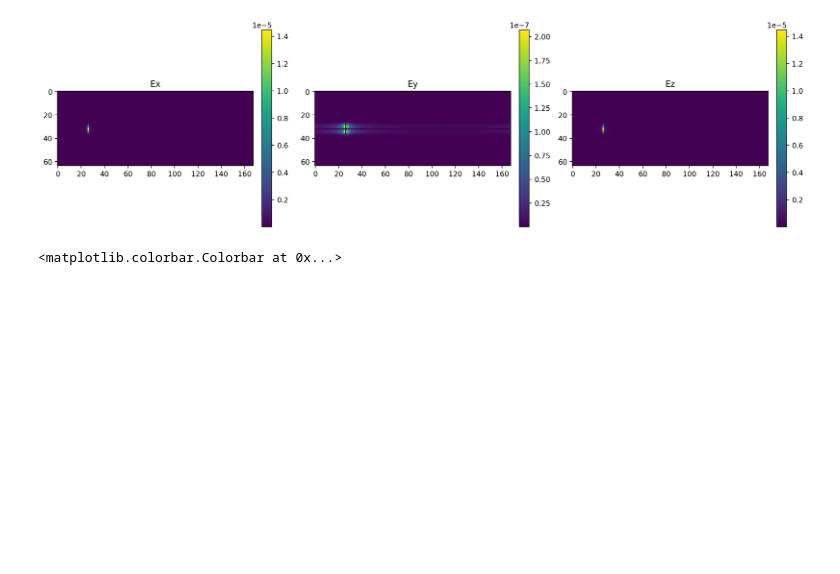
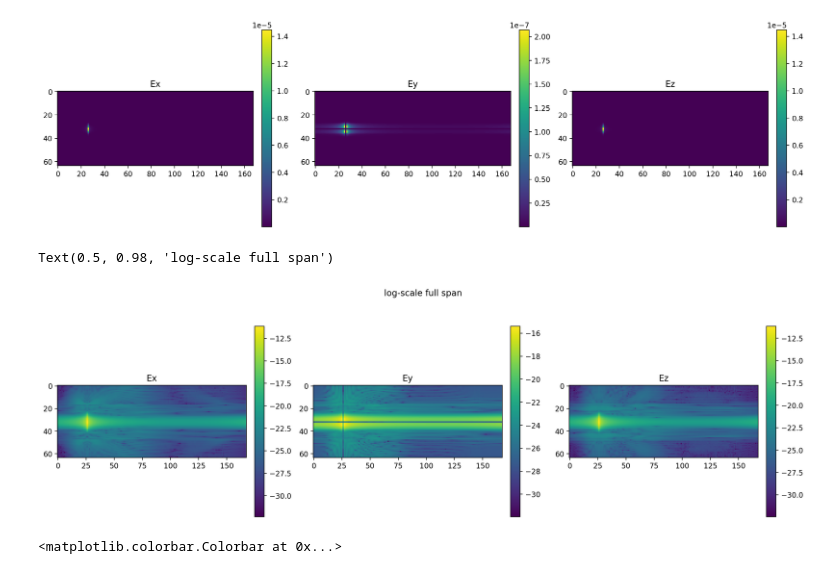
Before and after one commit to JackSPearce/chromatix, a Jupyter notebook: docs/examples/modified_born_3d.ipynb, the cells around one changed output. Saved outputs shown, nothing was run; the diff lists cells and outputs as text; code cells hidden in the pictures; blank space fills up the shorter version.

```diff
--- a/docs/examples/modified_born_3d.ipynb
+++ b/docs/examples/modified_born_3d.ipynb
@@ -404,6 +518,30 @@ plt.colorbar(fraction=0.046, pad=0.04)
 # %% [output]
 <matplotlib.colorbar.Colorbar at 0x...>
 [figure]
+# %%
+plt.figure(figsize=(15, 5), layout="tight")
+
+
+plt.subplot(131)
+plt.title("Ex")
+plt.imshow(jnp.log(jnp.abs(E)[:, :, grid_shape[2] // 2, 0]))
+plt.colorbar(fraction=0.046, pad=0.04)
+
+plt.subplot(132)
+plt.title("Ey")
+plt.imshow(jnp.log(jnp.abs(E)[:, :, grid_shape[2] // 2, 1]))
+plt.colorbar(fraction=0.046, pad=0.04)
+
+
+plt.subplot(133)
+plt.title("Ez")
+plt.imshow(jnp.log(jnp.abs(E)[:, :, grid_shape[2] // 2, 2]))
+plt.colorbar(fraction=0.046, pad=0.04)
+
+plt.suptitle("log-scale full span")
+# %% [output]
+Text(0.5, 0.98, 'log-scale full span')
+[figure, added]
 # %%
 plt.figure(figsize=(15, 5), layout="tight")
 
```
Also changed, not shown: parts of 14 cells of this notebook.
